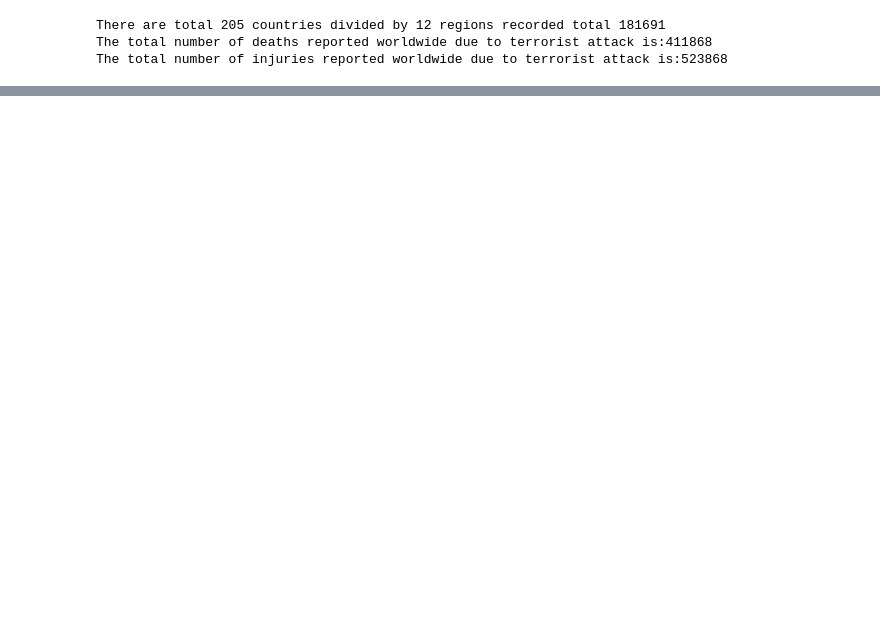
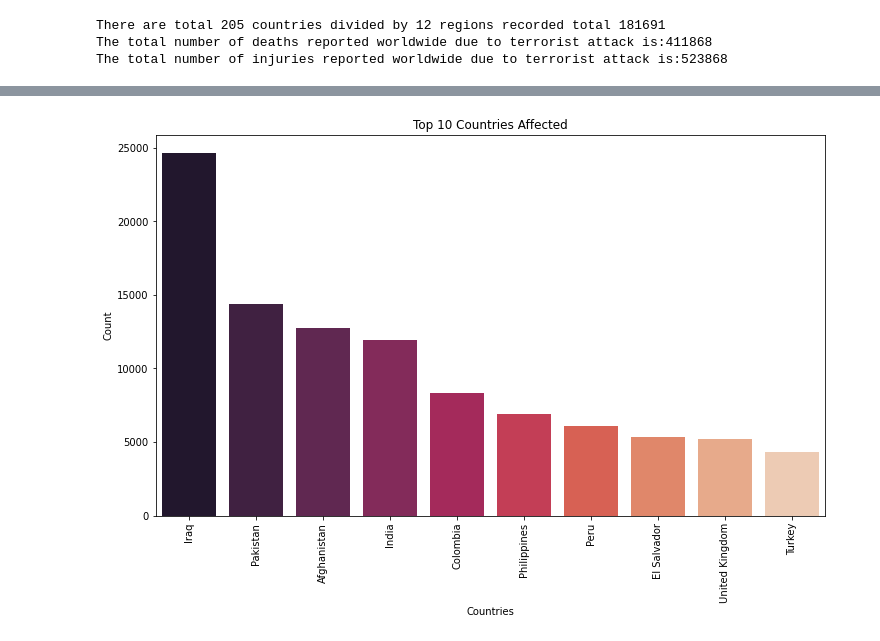
Before and after one commit to Sharaffin/EDA-GlobalTerrorismAnalysis, a Jupyter notebook: Global_Terrorism_Analysis_Capstone_Project.ipynb, the cells around one changed output, grey strips where cells are left out. Cells and saved outputs as stored; diff of their text form; code cells hidden in the pictures; blank space fills up the shorter version.

```diff
--- a/Global_Terrorism_Analysis_Capstone_Project.ipynb
+++ b/Global_Terrorism_Analysis_Capstone_Project.ipynb
@@ -232,0 +318,10 @@ dt.nlargest(10, 'Killed', keep ='first')
+# %%
+plt.figure(figsize=(12,7))
+sns.barplot(dt['Country'].value_counts()[:10].index,dt['Country'].value_counts()[:10].values,palette='rocket')
+plt.title('Top 10 Countries Affected')
+plt.xlabel('Countries')
+plt.ylabel('Count')
+plt.xticks(rotation= 90)
+plt.show()
+# %% [output]
+[figure, added]
```
Also changed, not shown: parts of 15 cells of this notebook.
